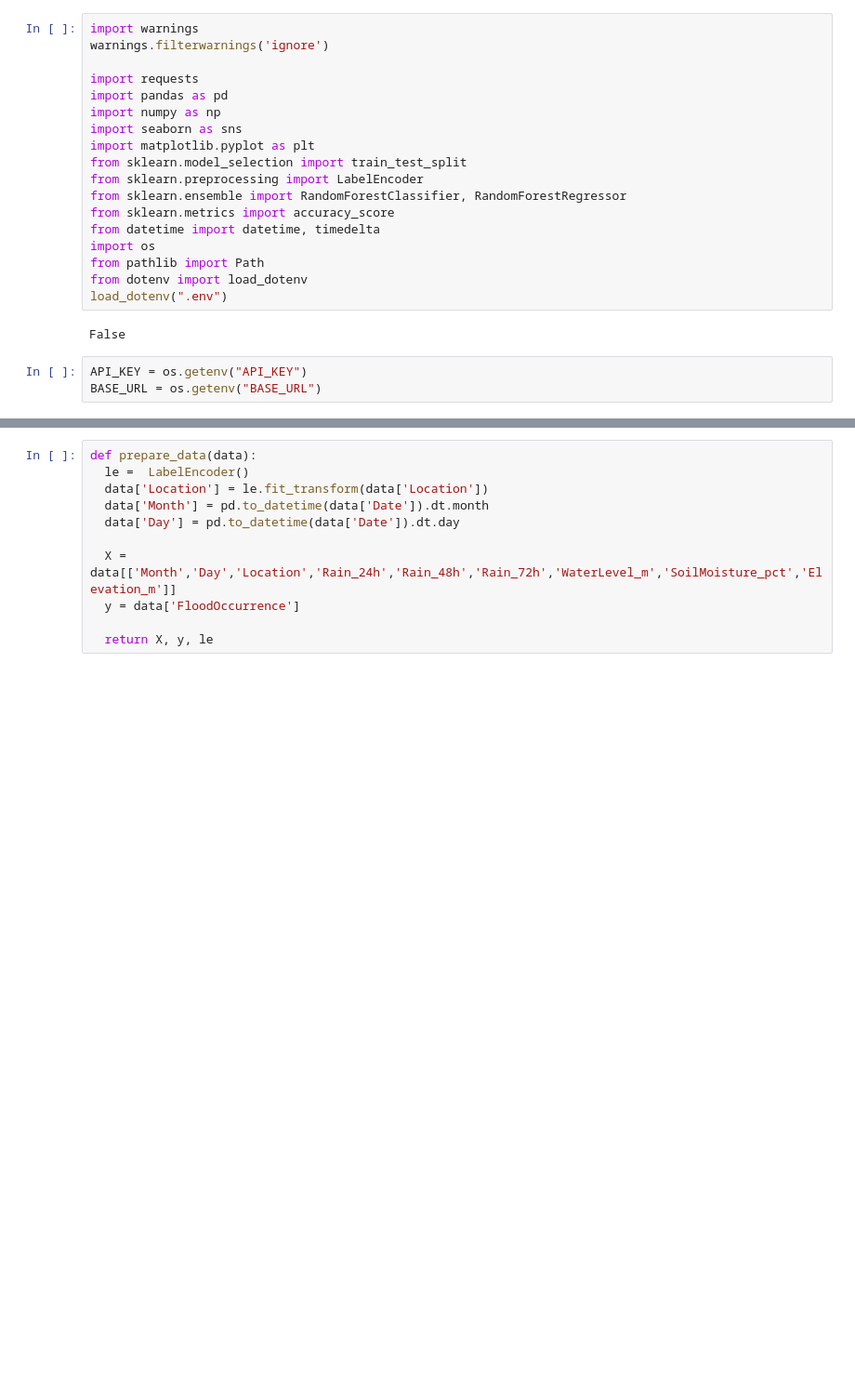
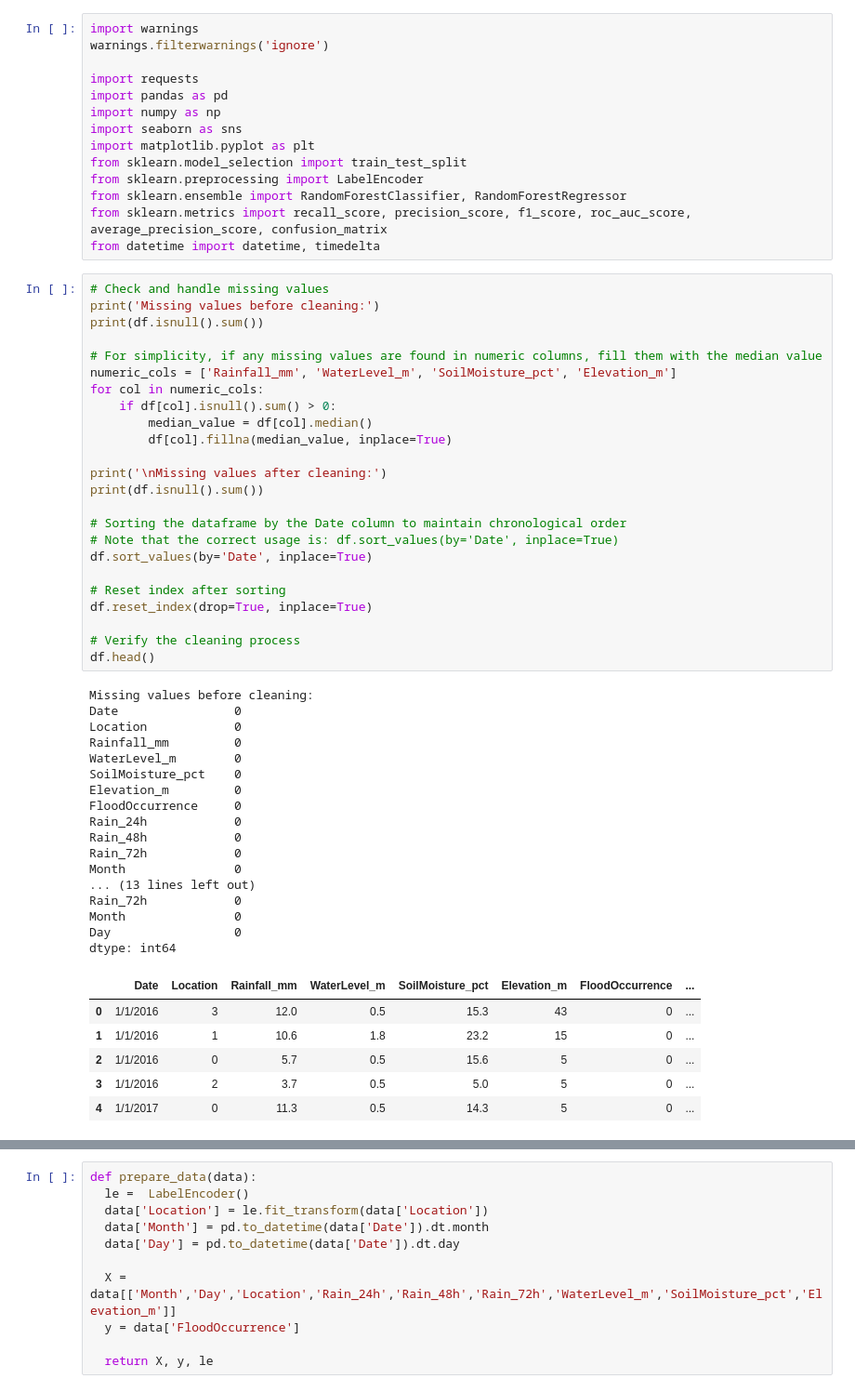
Before and after one commit to tonytoes/floodpredictor-ml, a Jupyter notebook: main.ipynb, the cells around one changed output, grey strips where cells are left out. Shown at 93% size. Saved outputs shown, nothing was run; the diff lists cells and outputs as text; blank space fills up the shorter version.

```diff
--- a/main.ipynb
+++ b/main.ipynb
@@ -10,14 +10,53 @@ import matplotlib.pyplot as plt
 from sklearn.model_selection import train_test_split
 from sklearn.preprocessing import LabelEncoder
 from sklearn.ensemble import RandomForestClassifier, RandomForestRegressor
-from sklearn.metrics import accuracy_score
+from sklearn.metrics import recall_score, precision_score, f1_score, roc_auc_score, average_precision_score, confusion_matrix
 from datetime import datetime, timedelta
-import os
-from pathlib import Path
-from dotenv import load_dotenv
-load_dotenv(".env")
-# %% [output]
-False
-# %%
-API_KEY = os.getenv("API_KEY")
-BASE_URL = os.getenv("BASE_URL")
+# %%
+# Check and handle missing values
+print('Missing values before cleaning:')
+print(df.isnull().sum())
+
+# For simplicity, if any missing values are found in numeric columns, fill them with the median value
+numeric_cols = ['Rainfall_mm', 'WaterLevel_m', 'SoilMoisture_pct', 'Elevation_m']
+for col in numeric_cols:
+    if df[col].isnull().sum() > 0:
+        median_value = df[col].median()
+        df[col].fillna(median_value, inplace=True)
+
+print('\nMissing values after cleaning:')
+print(df.isnull().sum())
+
+# Sorting the dataframe by the Date column to maintain chronological order
+# Note that the correct usage is: df.sort_values(by='Date', inplace=True)
+df.sort_values(by='Date', inplace=True)
+
+# Reset index after sorting
+df.reset_index(drop=True, inplace=True)
+
+# Verify the cleaning process
+df.head()
+# %% [output]
+Missing values before cleaning:
+Date                0
+Location            0
+Rainfall_mm         0
+WaterLevel_m        0
+SoilMoisture_pct    0
+Elevation_m         0
+FloodOccurrence     0
+Rain_24h            0
+Rain_48h            0
+Rain_72h            0
+Month               0
+... (13 lines left out)
+Rain_72h            0
+Month               0
+Day                 0
+dtype: int64
+|  | Date | Location | Rainfall_mm | WaterLevel_m | SoilMoisture_pct | Elevation_m | FloodOccurrence | ... |
+| 0 | 1/1/2016 | 3 | 12.0 | 0.5 | 15.3 | 43 | 0 | ... |
+| 1 | 1/1/2016 | 1 | 10.6 | 1.8 | 23.2 | 15 | 0 | ... |
+| 2 | 1/1/2016 | 0 | 5.7 | 0.5 | 15.6 | 5 | 0 | ... |
+| 3 | 1/1/2016 | 2 | 3.7 | 0.5 | 5.0 | 5 | 0 | ... |
+| 4 | 1/1/2017 | 0 | 11.3 | 0.5 | 14.3 | 5 | 0 | ... |
```
Also changed, not shown: parts of 6 cells of this notebook.
